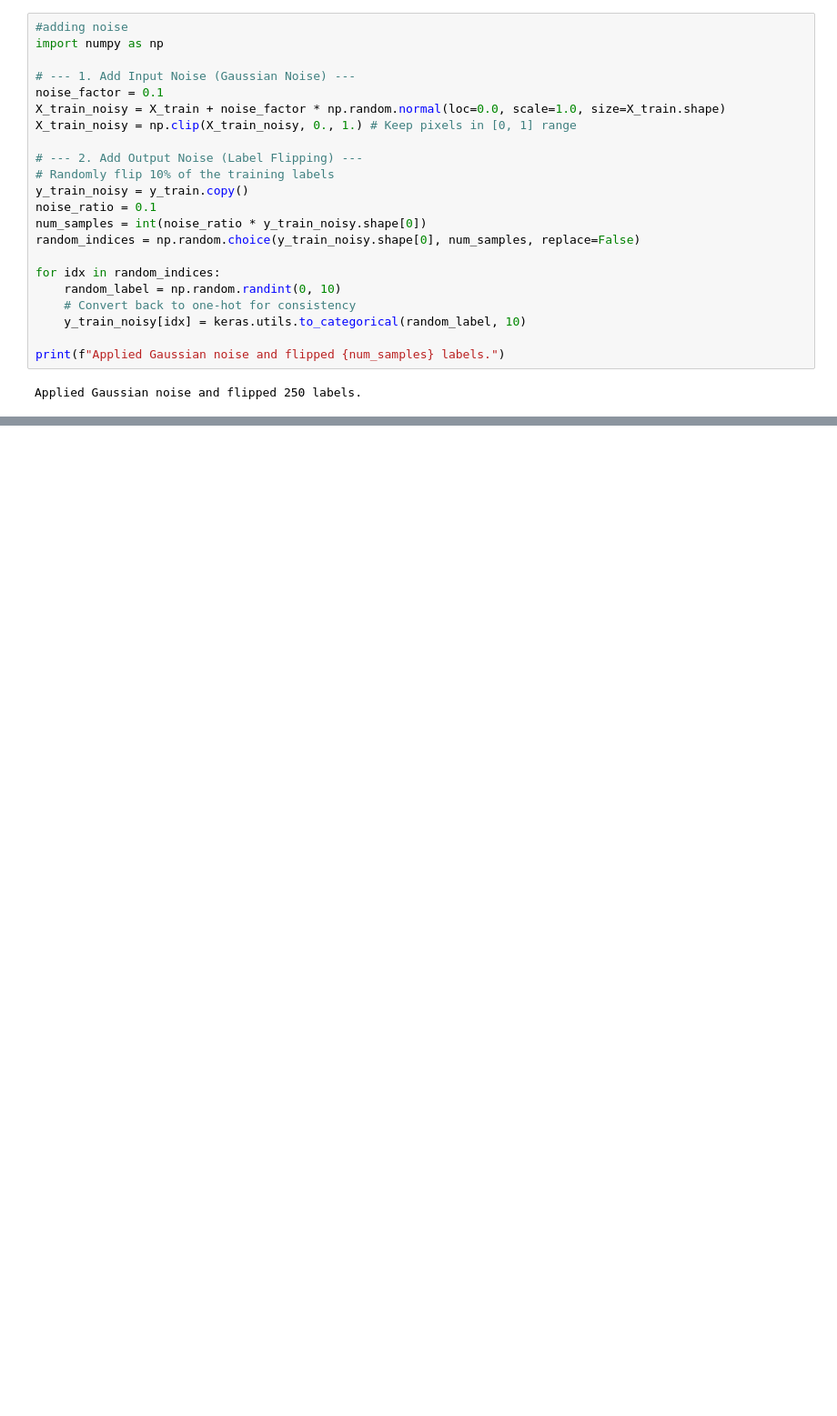
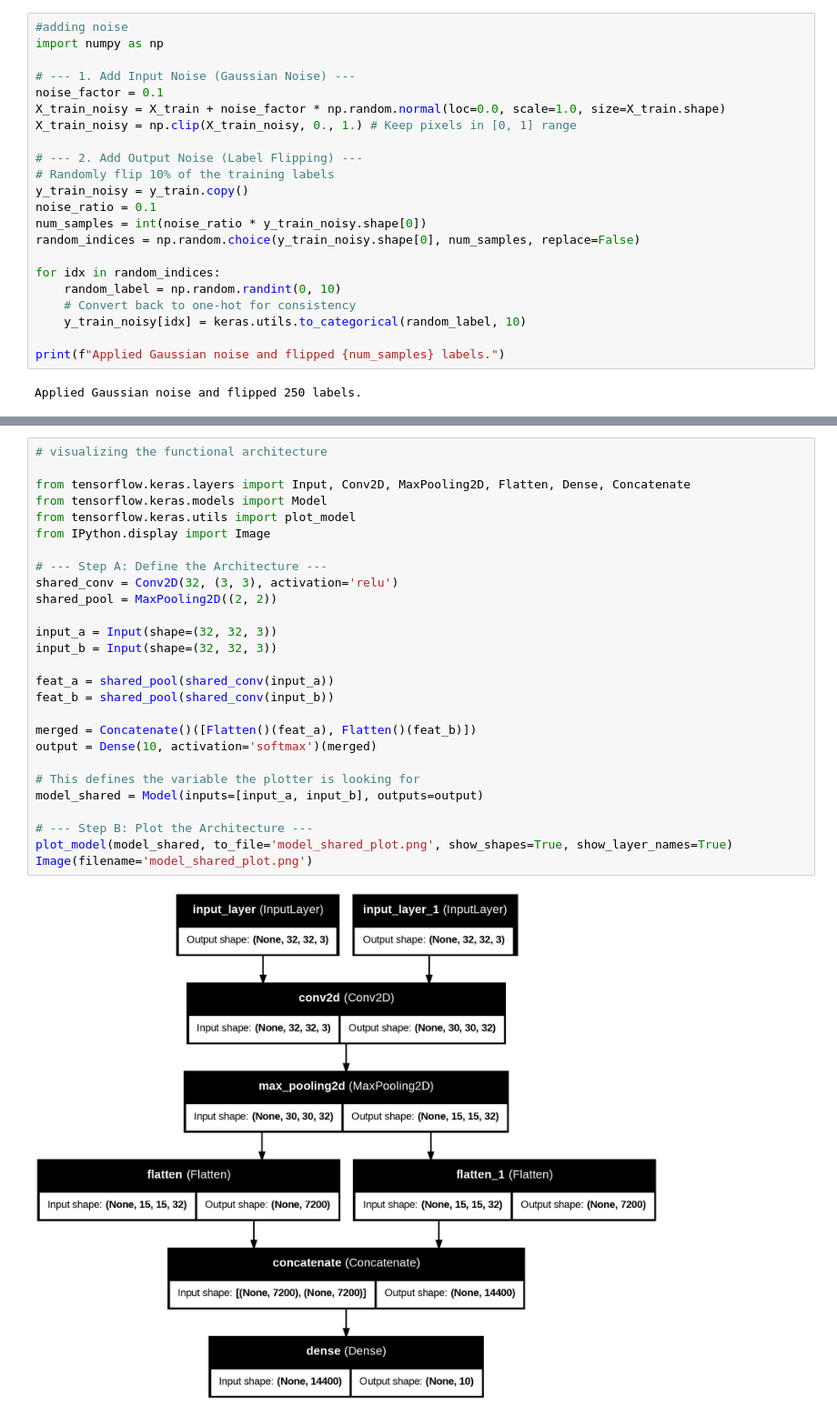
Before and after one commit to shrav-jally/DL_Lab_Sem6, a Jupyter notebook: DLLabCIFAR_10.ipynb, the cells around one changed output, grey strips where cells are left out. Shown at 91% size. Cells and saved outputs as stored; diff of their text form; blank space fills up the shorter version.

```diff
--- a/DLLabCIFAR_10.ipynb
+++ b/DLLabCIFAR_10.ipynb
@@ -848,0 +931,29 @@ Epoch 20/20
+# %%
+# visualizing the functional architecture
+
+from tensorflow.keras.layers import Input, Conv2D, MaxPooling2D, Flatten, Dense, Concatenate
+from tensorflow.keras.models import Model
+from tensorflow.keras.utils import plot_model
+from IPython.display import Image
+
+# --- Step A: Define the Architecture ---
+shared_conv = Conv2D(32, (3, 3), activation='relu')
+shared_pool = MaxPooling2D((2, 2))
+
+input_a = Input(shape=(32, 32, 3))
+input_b = Input(shape=(32, 32, 3))
+
+feat_a = shared_pool(shared_conv(input_a))
+feat_b = shared_pool(shared_conv(input_b))
+
+merged = Concatenate()([Flatten()(feat_a), Flatten()(feat_b)])
+output = Dense(10, activation='softmax')(merged)
+
+# This defines the variable the plotter is looking for
+model_shared = Model(inputs=[input_a, input_b], outputs=output)
+
+# --- Step B: Plot the Architecture ---
+plot_model(model_shared, to_file='model_shared_plot.png', show_shapes=True, show_layer_names=True)
+Image(filename='model_shared_plot.png')
+# %% [output]
+[figure, added]
```
Also changed, not shown: parts of 35 cells of this notebook.
